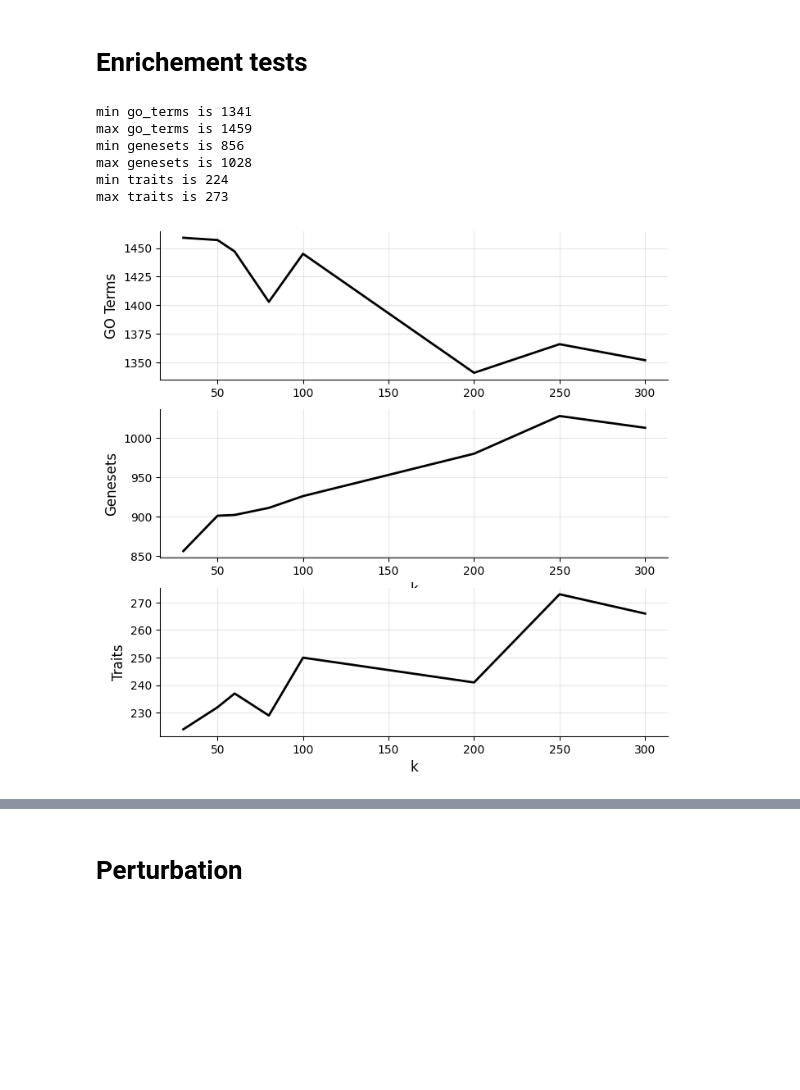
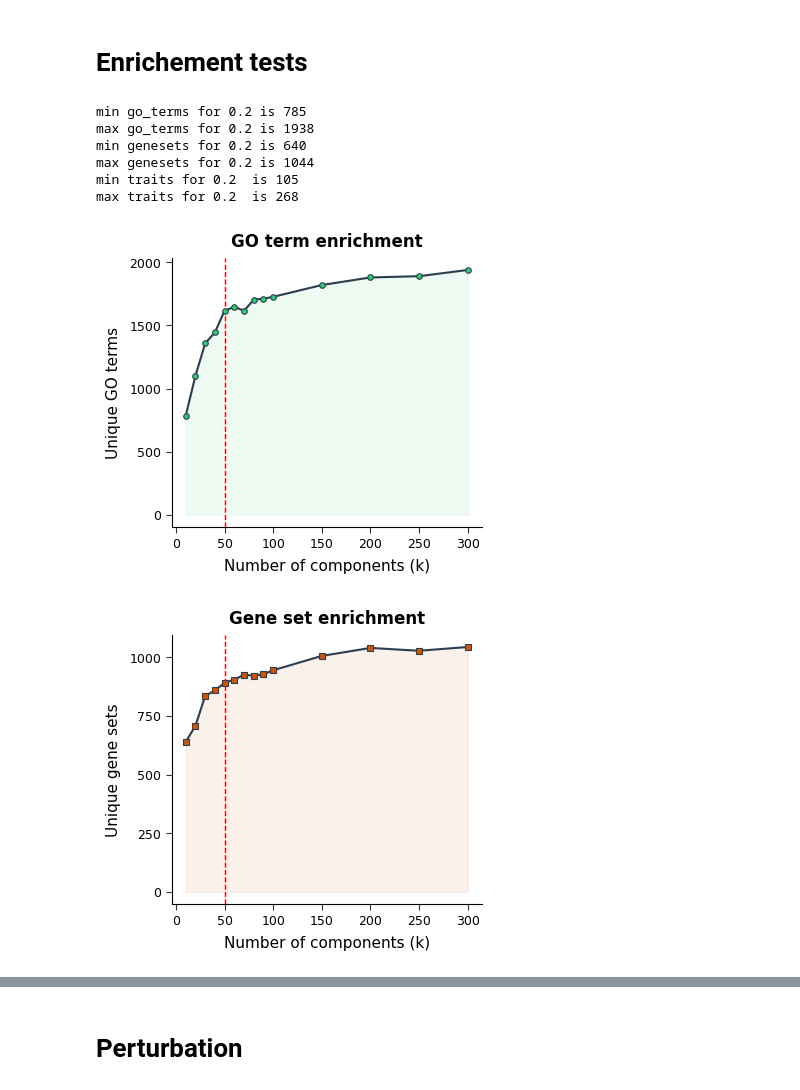
Before and after one commit to EngreitzLab/cNMF_benchmarking, a Jupyter notebook: cNMF_benchmarking_pipeline/Plotting/JupterNote_Version/cNMF_k_selection.ipynb, the cells around one changed output, grey strips where cells are left out. Cells and saved outputs as stored; diff of their text form; code cells hidden in the pictures; blank space fills up the shorter version.

```diff
--- a/cNMF_benchmarking_pipeline/Plotting/JupterNote_Version/cNMF_k_selection.ipynb
+++ b/cNMF_benchmarking_pipeline/Plotting/JupterNote_Version/cNMF_k_selection.ipynb
@@ -31,9 +14,9 @@ traitlets.traitlets.TraitError: The '_control_lock' trait of an IPythonKernel in
 # %%
-output_directory = "/oak/stanford/groups/engreitz/Users/ymo/Ronghao_100K_sample/Results"
-run_name = "112325_100k_cells_10iter_6000hvg_torch_halsvar_batch_e7_h100"
+output_directory = "/oak/stanford/groups/engreitz/Users/ymo/IGVF_ccperturbseq/Result/012726_100k_cells_20iter_allHVG_torch_halsvar_batch_e7"
+run_name = "012726_100k_cells_20iter_allHVG_torch_halsvar_batch_e7_all"
 folder = f"{output_directory}/{run_name}/Eval"
-components = [30, 50, 60, 80, 100, 200, 250, 300]
-sel_threshs = [0.4, 0.8, 2.0]
+components = [10, 20, 30, 40, 50, 60, 70, 80, 90, 100, 150, 200, 250, 300]
+sel_threshs = [0.2]
 # %% [markdown]
 # Stability & Error
 # %%
@@ -70,13 +51,14 @@ plot_stablity_error(stats)
 # %% [markdown]
 # Enrichement tests
 # %%
-count_df = load_enrichment_data(folder, components = components,  sel_thresh = 0.4, pval = 0.05)
-plot_enrichment(count_df)
+count_df = load_enrichment_data(folder, components = components,  sel_thresh = 0.2, pval = 0.05)
+plot_enrichment(count_df, selected_k = 50)
 # %% [output]
-min go_terms is 1341
-max go_terms is 1459
-min genesets is 856
-max genesets is 1028
-min traits is 224
-max traits is 273
+min go_terms for 0.2 is 785
+max go_terms for 0.2 is 1938
+min genesets for 0.2 is 640
+max genesets for 0.2 is 1044
+min traits for 0.2  is 105
+max traits for 0.2  is 268
-[figure, old version]
+[figure, new version]
+[figure, added]
```
Also changed, not shown: parts of 9 cells of this notebook, 8 other files.
